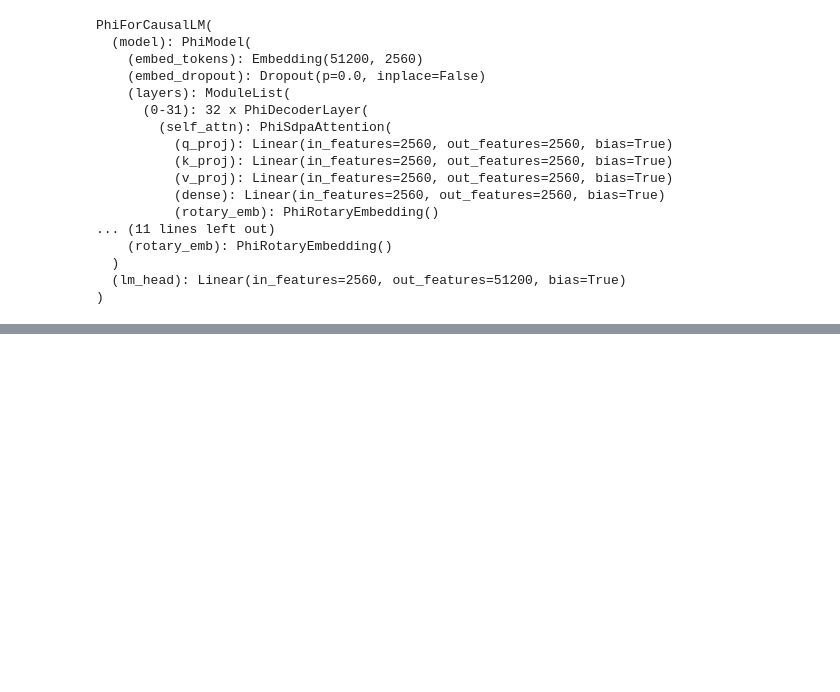
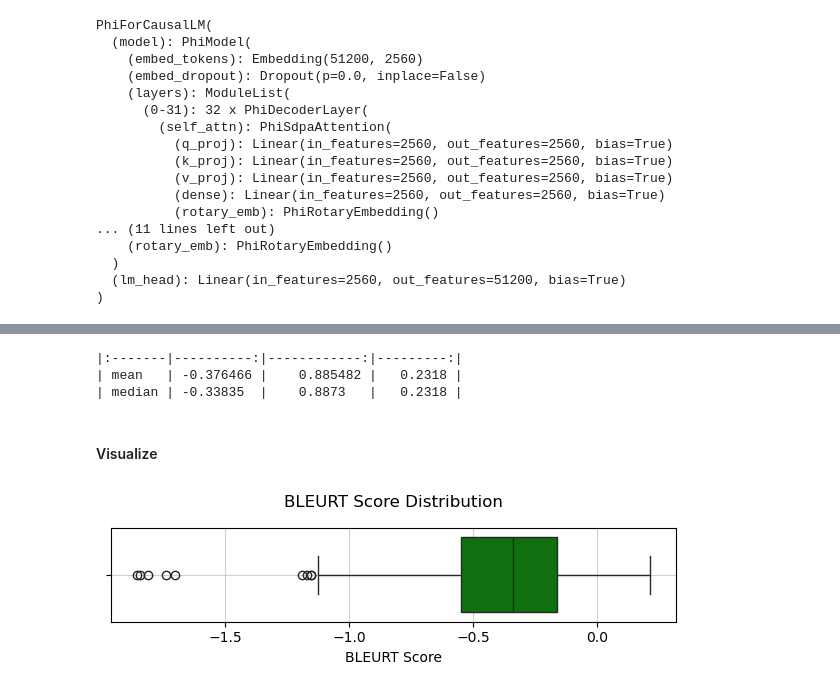
Before and after one commit to kangelamw/LLM-Project-DS, a Jupyter notebook: notebooks/4-optimization.ipynb, the cells around one changed output, grey strips where cells are left out. Drawn from its saved outputs; the diff is of its cells as text; code cells hidden in the pictures; blank space fills up the shorter version.

```diff
--- a/notebooks/4-optimization.ipynb
+++ b/notebooks/4-optimization.ipynb
@@ -581,0 +748,5 @@ print(tokenizer.decode(tokenizer.encode(prompt)))
+# %%
+# Load
+train10k_benchmark = pd.read_csv('../data/ready_for_phi-2/eval/train10k_sample_fine-tuned.csv')
+
+train10k_benchmark.shape, train10k_benchmark.columns
@@ -581,0 +758,5 @@ print(tokenizer.decode(tokenizer.encode(prompt)))
+# %%
+# rename column
+train10k_benchmark.columns = ['label', 'input', 'mistral_output', 'phi-2_output_base_model', 'phi_input', 'phi-2_output_fine-tuned']
+
+train10k_benchmark.columns
@@ -581,0 +837,41 @@ print(tokenizer.decode(tokenizer.encode(prompt)))
+# %%
+# Compute Mean & Median Scores
+summary = results_df.agg(["mean", "median"])
+print(summary.to_markdown())
+# %% [output]
+|:-------|----------:|------------:|---------:|
+| mean   | -0.376466 |    0.885482 |   0.2318 |
+| median | -0.33835  |    0.8873   |   0.2318 |
+# %% [markdown]
+#### Visualize
+# %%
+# Imports
+import matplotlib.pyplot as plt
+import seaborn as sns
+import numpy as np
+
+# Save img
+img_path = '../images'
+if not os.path.exists(img_path):
+    os.makedirs(img_path)
+# %%
+# Boxplot: BLEURT Score Distribution
+plt.figure(figsize=(6, 2))
+
+sns.boxplot(x=results_df['bleurt'],
+            color="green",
+            legend=False)
+
+plt.title("BLEURT Score Distribution",
+          fontsize=12,
+          fontweight='medium',
+          pad=15)
+plt.xlabel("BLEURT Score")
+plt.grid(True,
+         alpha=0.6)
+
+plt.tight_layout()
+plt.savefig(img_path + '/fine-tuned_bleurt_score_distribution.png')
+plt.show()
+# %% [output]
+[figure, added]
```
Also changed, not shown: parts of 32 cells of this notebook, 16 other files.
